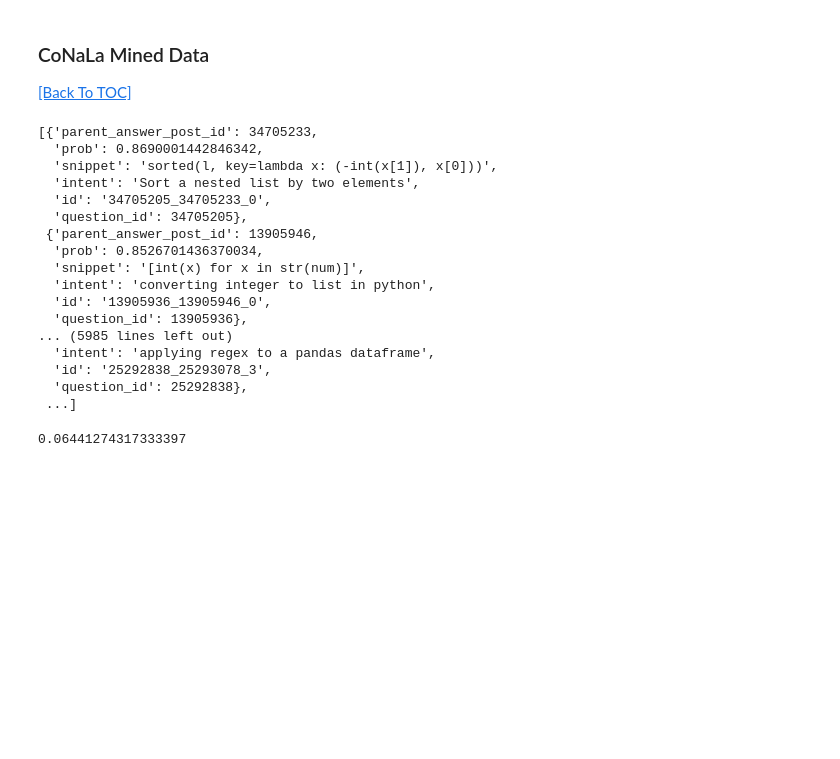
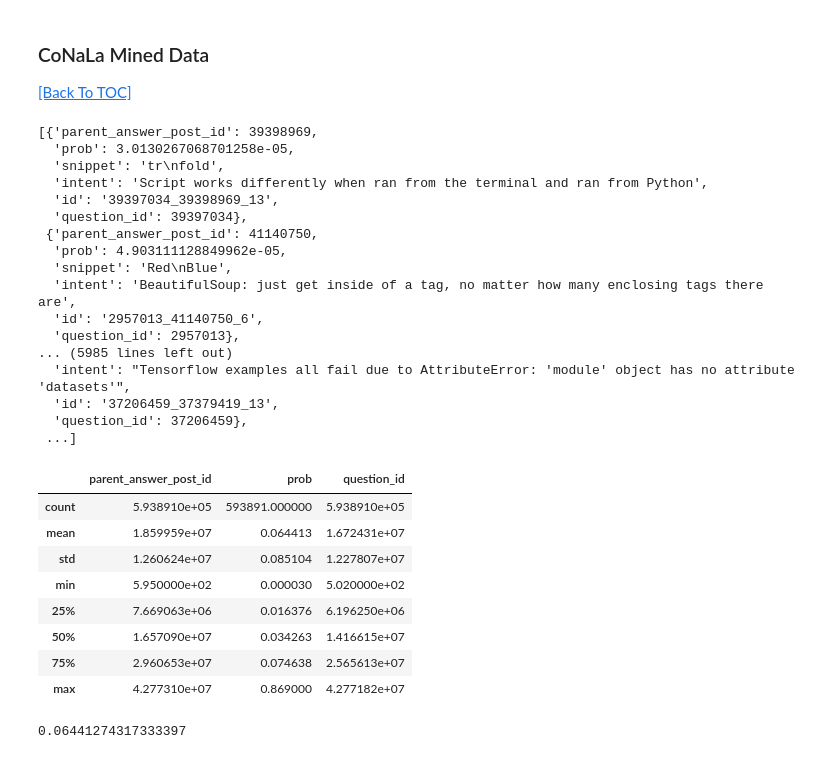
Before and after one commit to justinhugh/intent-prediction-in-code, a Jupyter notebook: intent_prediction_in_code.ipynb, the cells around one changed output. Cells and saved outputs as stored; diff of their text form; code cells hidden in the pictures; blank space fills up the shorter version.

```diff
--- a/intent_prediction_in_code.ipynb
+++ b/intent_prediction_in_code.ipynb
@@ -275,25 +275,37 @@ with open('data/conala-corpus/conala-mined.jsonl') as f:
         code_dic = json.loads(jsonObj)
         conala_mined_data_list.append(code_dic)
 # %%
-conala_mined_data_list
+conala_mined_data_list[::-1]
 # %% [output]
-[{'parent_answer_post_id': 34705233,
-  'prob': 0.8690001442846342,
-  'snippet': 'sorted(l, key=lambda x: (-int(x[1]), x[0]))',
-  'intent': 'Sort a nested list by two elements',
-  'id': '34705205_34705233_0',
-  'question_id': 34705205},
- {'parent_answer_post_id': 13905946,
-  'prob': 0.8526701436370034,
-  'snippet': '[int(x) for x in str(num)]',
-  'intent': 'converting integer to list in python',
-  'id': '13905936_13905946_0',
-  'question_id': 13905936},
+[{'parent_answer_post_id': 39398969,
+  'prob': 3.0130267068701258e-05,
+  'snippet': 'tr\nfold',
+  'intent': 'Script works differently when ran from the terminal and ran from Python',
+  'id': '39397034_39398969_13',
+  'question_id': 39397034},
+ {'parent_answer_post_id': 41140750,
+  'prob': 4.903111128849962e-05,
+  'snippet': 'Red\nBlue',
+  'intent': 'BeautifulSoup: just get inside of a tag, no matter how many enclosing tags there are',
+  'id': '2957013_41140750_6',
+  'question_id': 2957013},
 ... (5985 lines left out)
-  'intent': 'applying regex to a pandas dataframe',
-  'id': '25292838_25293078_3',
-  'question_id': 25292838},
+  'intent': "Tensorflow examples all fail due to AttributeError: 'module' object has no attribute 'datasets'",
+  'id': '37206459_37379419_13',
+  'question_id': 37206459},
  ...]
+# %%
+conala_mined_df.describe()
+# %% [output]
+|  | parent_answer_post_id | prob | question_id |
+| count | 5.938910e+05 | 593891.000000 | 5.938910e+05 |
+| mean | 1.859959e+07 | 0.064413 | 1.672431e+07 |
+| std | 1.260624e+07 | 0.085104 | 1.227807e+07 |
+| min | 5.950000e+02 | 0.000030 | 5.020000e+02 |
+| 25% | 7.669063e+06 | 0.016376 | 6.196250e+06 |
+| 50% | 1.657090e+07 | 0.034263 | 1.416615e+07 |
+| 75% | 2.960653e+07 | 0.074638 | 2.565613e+07 |
+| max | 4.277310e+07 | 0.869000 | 4.277182e+07 |
 # %%
 conala_mined_df = pd.DataFrame(conala_mined_data_list)
 # %%
```
Also changed, not shown: parts of 14 cells of this notebook.
